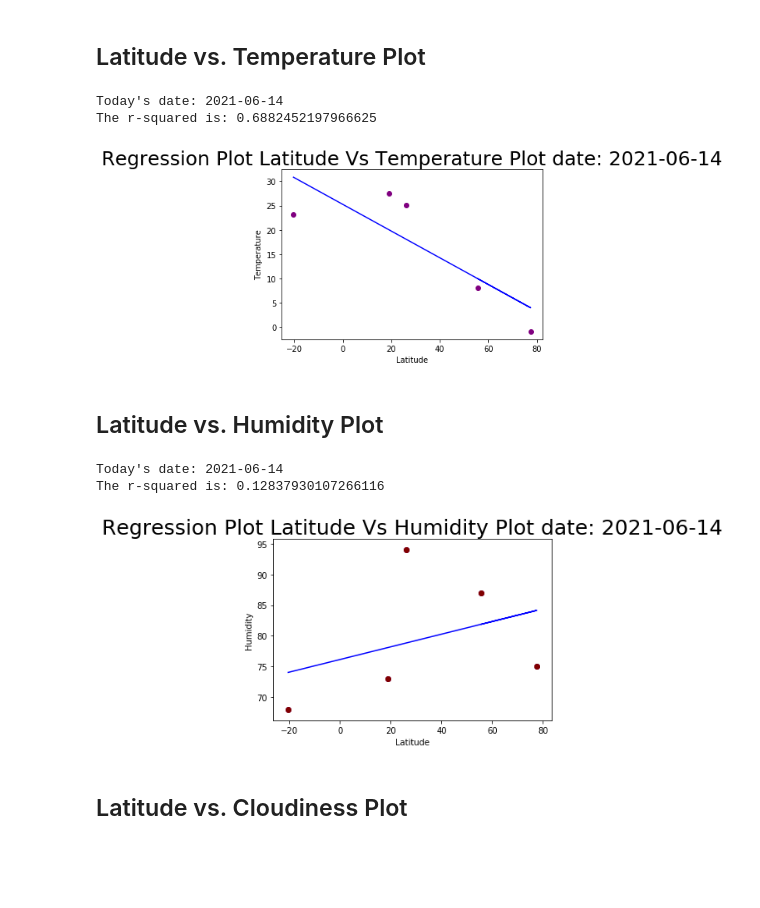
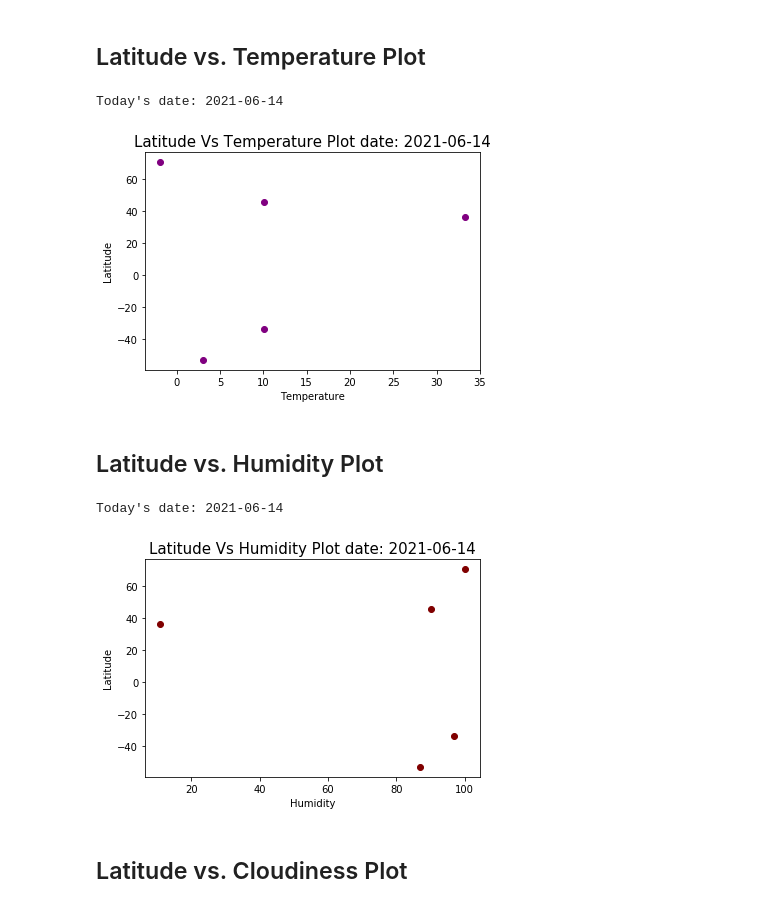
Before and after one commit to nithiyasuresh/python-api-challenge, a Jupyter notebook: Nithiya_WeatherPy.ipynb, the cells around one changed output. Cells and saved outputs as stored; diff of their text form; code cells hidden in the pictures; blank space fills up the shorter version.

Commit message:
Removing the linear regression plot for the first part of the scatter plots.

```diff
--- a/Nithiya_WeatherPy.ipynb
+++ b/Nithiya_WeatherPy.ipynb
@@ -149,32 +147,31 @@ Skip this step if there are no cities that have humidity > 100%.
 # %%
 # Create a Scatter Plot for temperature vs latitude
 from datetime import date
 
 today = date.today()
 print("Today's date:", today)
-x_values = city_data_df['lat']
-y_values = city_data_df['temp']
-(slope, intercept, rvalue, pvalue, stderr) = linregress(x_values, y_values)
-regress_values = x_values * slope + intercept
-line_eq = "y = " + str(round(slope,2)) + "x + " + str(round(intercept,2))
+x_values = city_data_df['temp']
+y_values = city_data_df['lat']
+# (slope, intercept, rvalue, pvalue, stderr) = linregress(x_values, y_values)
+# regress_values = x_values * slope + intercept
+# line_eq = "y = " + str(round(slope,2)) + "x + " + str(round(intercept,2))
 plt.scatter(x_values,y_values, color="purple")
-plt.plot(x_values,regress_values,"b-")
-plt.xlabel('Latitude')
-plt.ylabel('Temperature')
-plt.title(f'Regression Plot Latitude Vs Temperature Plot date: {today}',
-          fontsize=25)
-plt.annotate(line_eq, xy=(20, 40),
-             xycoords='data',xytext=(0.8, 0.95),
-             textcoords='axes fraction',horizontalalignment='right',
-             verticalalignment='top',fontsize=12,color="blue")
-print(f"The r-squared is: {rvalue**2}")
+# plt.plot(x_values,regress_values,"b-")
+plt.xlabel('Temperature')
+plt.ylabel('Latitude')
+plt.title(f'Latitude Vs Temperature Plot date: {today}',
+          fontsize=15)
+# plt.annotate(line_eq, xy=(20, 40),
+#              xycoords='data',xytext=(0.8, 0.95),
+#              textcoords='axes fraction',horizontalalignment='right',
+#              verticalalignment='top',fontsize=12,color="blue")
+# print(f"The r-squared is: {rvalue**2}")
 
-plt.savefig("./nithiya_output_data/lat vs temp.png", bbox_inches = "tight")
+# plt.savefig("./nithiya_output_data/lat vs temp.png", bbox_inches = "tight")
 plt.show()
 # %% [output]
 Today's date: 2021-06-14
-The r-squared is: 0.6882452197966625
-[figure, old version]
+[figure, new version]
 # %% [markdown]
 ## Latitude vs. Humidity Plot
 # %%
@@ -183,30 +180,29 @@ from datetime import date
 
 today = date.today()
 print("Today's date:", today)
-x_values = city_data_df['lat']
-y_values = city_data_df['humidity']
-(slope, intercept, rvalue, pvalue, stderr) = linregress(x_values, y_values)
-regress_values = x_values * slope + intercept
-line_eq = "y = " + str(round(slope,2)) + "x + " + str(round(intercept,2))
-plt.scatter(x_values,y_values, color="purple")
-plt.plot(x_values,regress_values,"b-")
+x_values = city_data_df['humidity']
+y_values = city_data_df['lat']
+# (slope, intercept, rvalue, pvalue, stderr) = linregress(x_values, y_values)
+# regress_values = x_values * slope + intercept
+# line_eq = "y = " + str(round(slope,2)) + "x + " + str(round(intercept,2))
+# plt.scatter(x_values,y_values, color="purple")
+# plt.plot(x_values,regress_values,"b-")
 plt.scatter(x_values,y_values, color='maroon')
-plt.xlabel('Latitude')
-plt.ylabel('Humidity')
-plt.title(f'Regression Plot Latitude Vs Humidity Plot date: {today}',
-          fontsize=25)
-plt.annotate(line_eq, xy=(20, 40),
-             xycoords='data',xytext=(0.8, 0.95),
-             textcoords='axes fraction',horizontalalignment='right',
-             verticalalignment='top',fontsize=12,color="blue")
-print(f"The r-squared is: {rvalue**2}")
-plt.savefig("./nithiya_output_data/lat vs humidity.png", bbox_inches = "tight")
+plt.xlabel('Humidity')
+plt.ylabel('Latitude')
+plt.title(f'Latitude Vs Humidity Plot date: {today}',
+          fontsize=15)
+# plt.annotate(line_eq, xy=(20, 40),
+#              xycoords='data',xytext=(0.8, 0.95),
+#              textcoords='axes fraction',horizontalalignment='right',
+#              verticalalignment='top',fontsize=12,color="blue")
+# print(f"The r-squared is: {rvalue**2}")
+# plt.savefig("./nithiya_output_data/lat vs humidity.png", bbox_inches = "tight")
 
 plt.show()
 # %% [output]
 Today's date: 2021-06-14
-The r-squared is: 0.12837930107266116
-[figure, old version]
+[figure, new version]
 # %% [markdown]
 ## Latitude vs. Cloudiness Plot
 # %%
```
Also changed, not shown: parts of 7 cells of this notebook, 5 other files.
